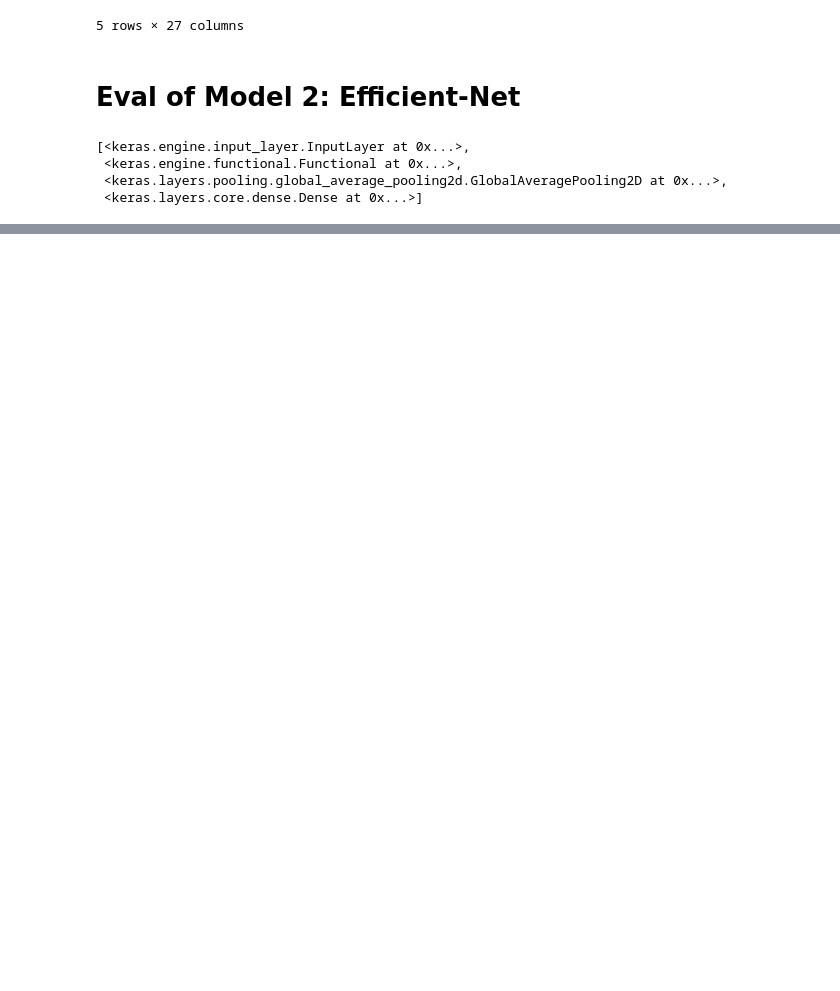
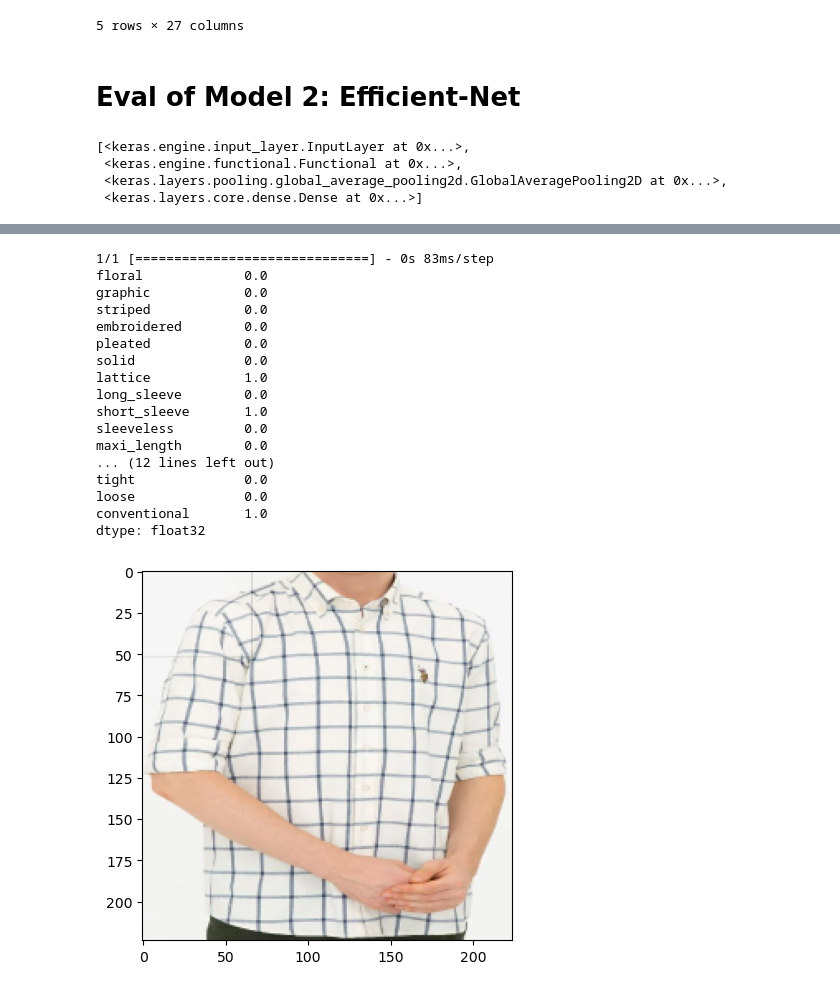
Before and after one commit to melihkacaman/SimilarProducts, a Jupyter notebook: notebooks/08 Test For Fine Grained Models.ipynb, the cells around one changed output, grey strips where cells are left out. Drawn from its saved outputs; the diff is of its cells as text; code cells hidden in the pictures; blank space fills up the shorter version.

```diff
--- a/notebooks/08 Test For Fine Grained Models.ipynb
+++ b/notebooks/08 Test For Fine Grained Models.ipynb
@@ -66,0 +107,26 @@ pred = create_y_pred(test_data.iloc[:10, 0], model_2_loaded, test_data.columns.t
+# %%
+from helpers import evaluate_img, show_image
+threshold = 0.4
+# %%
+path = "../datasets/demos/uspa_sq.PNG"
+print(evaluate_img(path, model=model_2_loaded, columns=list(test_data.columns[1:]), threshold=threshold))
+show_image(path)
+# %% [output]
+1/1 [==============================] - 0s 83ms/step
+floral             0.0
+graphic            0.0
+striped            0.0
+embroidered        0.0
+pleated            0.0
+solid              0.0
+lattice            1.0
+long_sleeve        0.0
+short_sleeve       1.0
+sleeveless         0.0
+maxi_length        0.0
+... (12 lines left out)
+tight              0.0
+loose              0.0
+conventional       1.0
+dtype: float32
+[figure, added]
```
Also changed, not shown: parts of 10 cells of this notebook, 1 other file.
